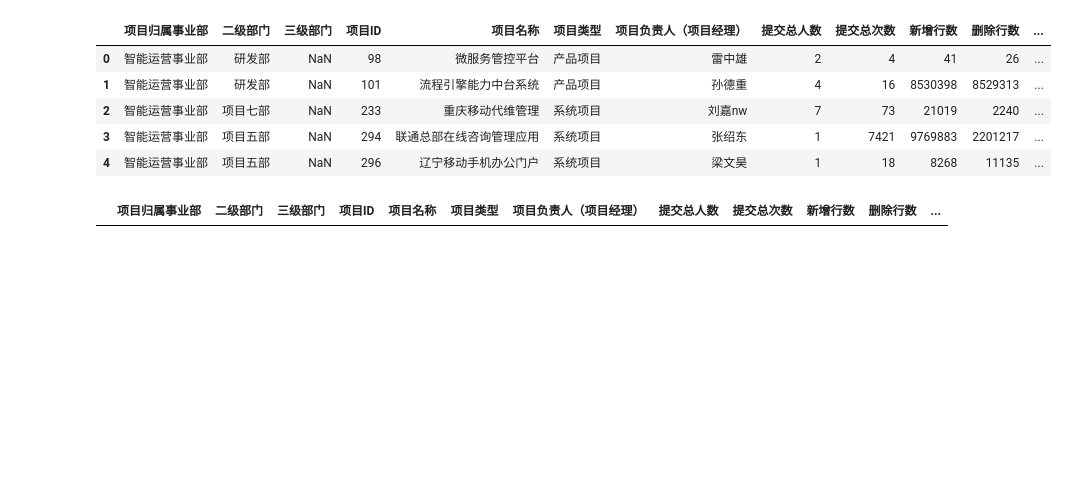
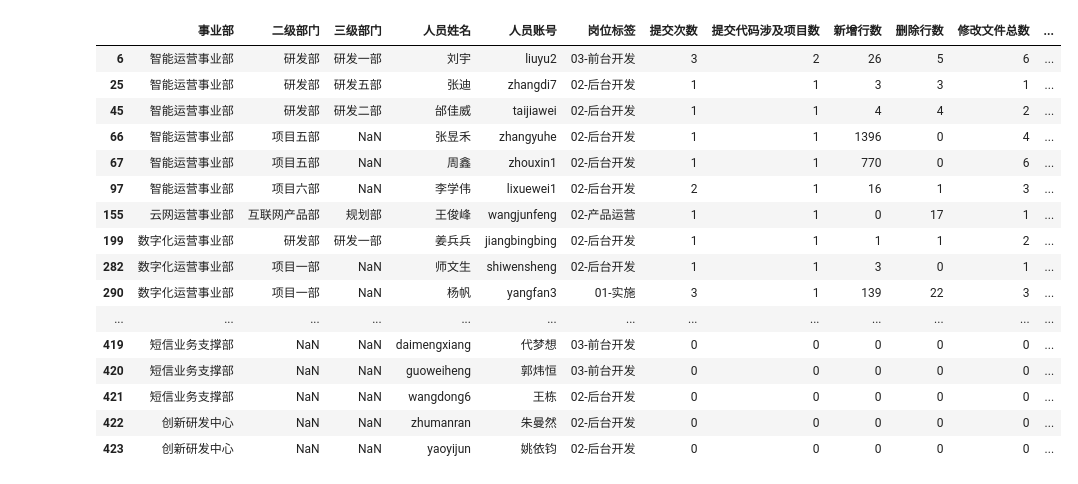
Before and after one commit to chuaixin/pypro, a Jupyter notebook: jupyter/excel_practice.ipynb, the cells around one changed output. Cells and saved outputs as stored; diff of their text form; code cells hidden in the pictures; blank space fills up the shorter version.

```diff
--- a/jupyter/excel_practice.ipynb
+++ b/jupyter/excel_practice.ipynb
@@ -4,19 +4,27 @@ pd.set_option('display.max_rows', None)
 pd.set_option('display.max_columns', None)
 # %%
 docdir = '../static/'
-docfile = 'codecommit3.01-3.15.xlsx'
-sheetname = '项目'
+docfile = '研发效能数据通报2024.5.17-代码提交.xlsx'
+sheetname = '人员'
 sheet = pd.read_excel(docdir+docfile, sheet_name=sheetname)
 # %%
-sheet.head()
+mask = (sheet['修改文件总数']<10) & (sheet['提交代码涉及项目数']<5) & (sheet['提交次数']<4) & (sheet['总变更行数（新增行数+删除行数）']<2000)
+sheet.loc[mask]
 # %% [output]
-|  | 项目归属事业部 | 二级部门 | 三级部门 | 项目ID | 项目名称 | 项目类型 | 项目负责人（项目经理） | 提交总人数 | 提交总次数 | 新增行数 | 删除行数 | ... |
-| 0 | 智能运营事业部 | 研发部 | NaN | 98 | 微服务管控平台 | 产品项目 | 雷中雄 | 2 | 4 | 41 | 26 | ... |
-| 1 | 智能运营事业部 | 研发部 | NaN | 101 | 流程引擎能力中台系统 | 产品项目 | 孙德重 | 4 | 16 | 8530398 | 8529313 | ... |
-| 2 | 智能运营事业部 | 项目七部 | NaN | 233 | 重庆移动代维管理 | 系统项目 | 刘嘉nw | 7 | 73 | 21019 | 2240 | ... |
-| 3 | 智能运营事业部 | 项目五部 | NaN | 294 | 联通总部在线咨询管理应用 | 系统项目 | 张绍东 | 1 | 7421 | 9769883 | 2201217 | ... |
-| 4 | 智能运营事业部 | 项目五部 | NaN | 296 | 辽宁移动手机办公门户 | 系统项目 | 梁文昊 | 1 | 18 | 8268 | 11135 | ... |
+|  | 事业部 | 二级部门 | 三级部门 | 人员姓名 | 人员账号 | 岗位标签 | 提交次数 | 提交代码涉及项目数 | 新增行数 | 删除行数 | 修改文件总数 | ... |
+| 6 | 智能运营事业部 | 研发部 | 研发一部 | 刘宇 | liuyu2 | 03-前台开发 | 3 | 2 | 26 | 5 | 6 | ... |
+| 25 | 智能运营事业部 | 研发部 | 研发五部 | 张迪 | zhangdi7 | 02-后台开发 | 1 | 1 | 3 | 3 | 1 | ... |
+| 45 | 智能运营事业部 | 研发部 | 研发二部 | 邰佳威 | taijiawei | 02-后台开发 | 1 | 1 | 4 | 4 | 2 | ... |
+| 66 | 智能运营事业部 | 项目五部 | NaN | 张昱禾 | zhangyuhe | 02-后台开发 | 1 | 1 | 1396 | 0 | 4 | ... |
+| 67 | 智能运营事业部 | 项目五部 | NaN | 周鑫 | zhouxin1 | 02-后台开发 | 1 | 1 | 770 | 0 | 6 | ... |
+| 97 | 智能运营事业部 | 项目六部 | NaN | 李学伟 | lixuewei1 | 02-后台开发 | 2 | 1 | 16 | 1 | 3 | ... |
+| 155 | 云网运营事业部 | 互联网产品部 | 规划部 | 王俊峰 | wangjunfeng | 02-产品运营 | 1 | 1 | 0 | 17 | 1 | ... |
+| 199 | 数字化运营事业部 | 研发部 | 研发一部 | 姜兵兵 | jiangbingbing | 02-后台开发 | 1 | 1 | 1 | 1 | 2 | ... |
+| 282 | 数字化运营事业部 | 项目一部 | NaN | 师文生 | shiwensheng | 02-后台开发 | 1 | 1 | 3 | 0 | 1 | ... |
+| 290 | 数字化运营事业部 | 项目一部 | NaN | 杨帆 | yangfan3 | 01-实施 | 3 | 1 | 139 | 22 | 3 | ... |
+| ... | ... | ... | ... | ... | ... | ... | ... | ... | ... | ... | ... | ... |
+| 419 | 短信业务支撑部 | NaN | NaN | daimengxiang | 代梦想 | 03-前台开发 | 0 | 0 | 0 | 0 | 0 | ... |
+| 420 | 短信业务支撑部 | NaN | NaN | guoweiheng | 郭炜恒 | 03-前台开发 | 0 | 0 | 0 | 0 | 0 | ... |
+| 421 | 短信业务支撑部 | NaN | NaN | wangdong6 | 王栋 | 02-后台开发 | 0 | 0 | 0 | 0 | 0 | ... |
+| 422 | 创新研发中心 | NaN | NaN | zhumanran | 朱曼然 | 02-后台开发 | 0 | 0 | 0 | 0 | 0 | ... |
+| 423 | 创新研发中心 | NaN | NaN | yaoyijun | 姚依钧 | 02-后台开发 | 0 | 0 | 0 | 0 | 0 | ... |
-# %%
-sheet[(sheet['项目归属事业部'] == '智能运营事业部') & (sheet['项目类型'] == '系统项目') & (sheet['项目ID'] == '991')]
-# %% [output]
-|  | 项目归属事业部 | 二级部门 | 三级部门 | 项目ID | 项目名称 | 项目类型 | 项目负责人（项目经理） | 提交总人数 | 提交总次数 | 新增行数 | 删除行数 | ... |
```
Also changed, not shown: 3 other files.
